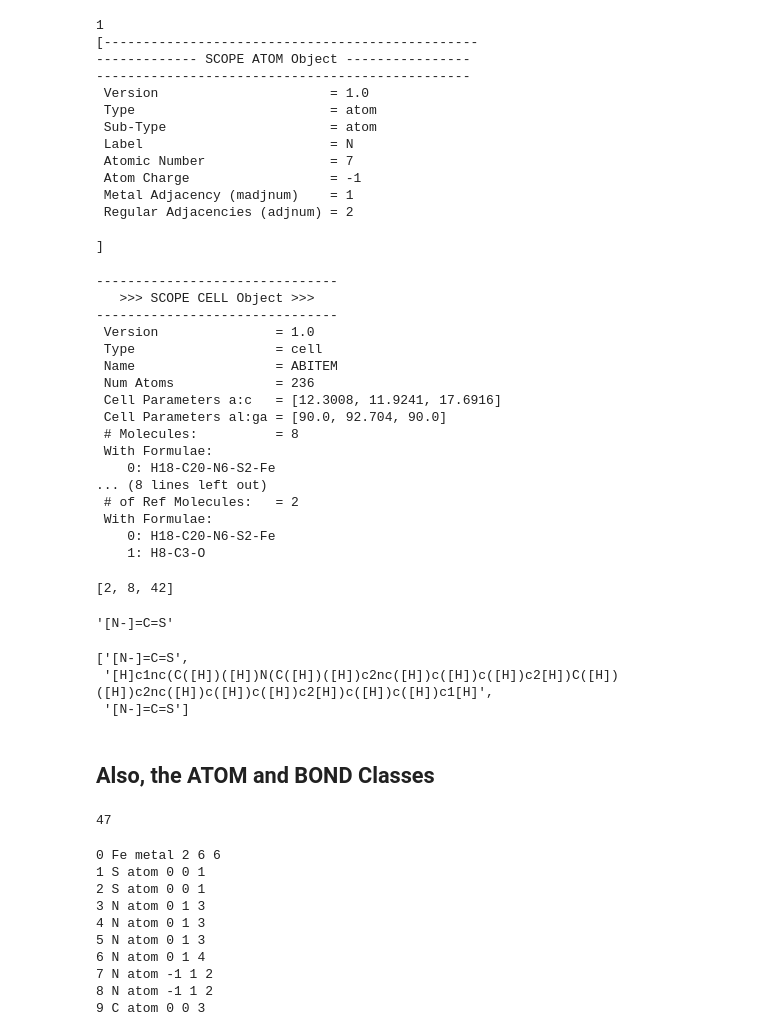
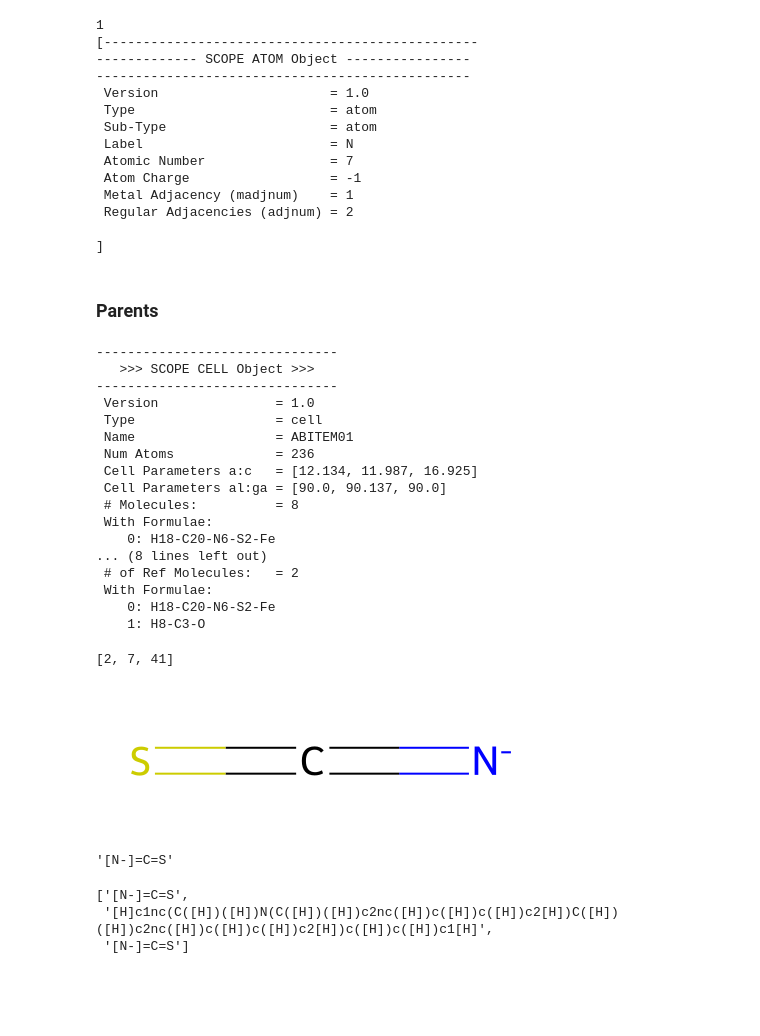
Before and after one commit to QTC-IQAC/Scope, a Jupyter notebook: tutorials/0-Navigate_Molecule_Hierarchy.ipynb, the cells around one changed output. Saved outputs shown, nothing was run; the diff lists cells and outputs as text; code cells hidden in the pictures; blank space fills up the shorter version.

```diff
--- a/tutorials/0-Navigate_Molecule_Hierarchy.ipynb
+++ b/tutorials/0-Navigate_Molecule_Hierarchy.ipynb
@@ -56,7 +56,8 @@ print(sys)
 # %% [markdown]
 ## Sources 1: The CELL Class
 # %%
-cell = sys.sources[2]
+#All objects in SCOPE can be printed, which displays their key information.
+cell = sys.sources[0]
 print(cell)
 # %% [output]
 -----------------------------------
@@ -197,6 +198,8 @@ print(lig.get_connected_atoms())
  Regular Adjacencies (adjnum) = 2
 
 ]
+# %% [markdown]
+### Parents
 # %%
 ## So far, we went down in the hierarchy: System -> Cell -> Molecule -> Metal/Ligand. You can also go back up:
 parent = lig.get_parent('cell') # This retrieves the parent CELL object of the ligand
@@ -207,10 +210,10 @@ print(parent)
 -------------------------------
  Version               = 1.0
  Type                  = cell
- Name                  = ABITEM
+ Name                  = ABITEM01
  Num Atoms             = 236
- Cell Parameters a:c   = [12.3008, 11.9241, 17.6916]
- Cell Parameters al:ga = [90.0, 92.704, 90.0]
+ Cell Parameters a:c   = [12.134, 11.987, 16.925]
+ Cell Parameters al:ga = [90.0, 90.137, 90.0]
  # Molecules:          = 8
  With Formulae:
     0: H18-C20-N6-S2-Fe
@@ -223,15 +226,18 @@ print(parent)
 idx = lig.get_parent_indices('molecule') # This retrieves the index of the ligand atoms in the parent molecule
 print(idx)
 # %% [output]
-[2, 8, 42]
+[2, 7, 41]
 # %%
-## The cell in the example were imported from cell2mol CELL objects. Ligands in these cells are associated with an rdkit object:
-#lig.rdkit_obj  ## Uncomment to visualize it
-
-## And a Smiles
-lig.smiles
+## The cell objects in this tutorial were imported from cell2mol CELL objects.
+## Ligands in these cells are associated with an rdkit object...
+lig.rdkit_obj
 # %% [output]
-'[N-]=C=S'
+[figure, added]
+# %%
+## ... and a Smiles
+lig.smiles
+# %% [output]
+'[N-]=C=S'
 # %%
 ## In transition metal complexes, molecule smiles are the ligand smiles concatenated. New better ways have been proposed, but not yet implemented in SCOPE.
 mol.smiles
@@ -239,29 +245,3 @@ mol.smiles
 ['[N-]=C=S',
  '[H]c1nc(C([H])([H])N(C([H])([H])c2nc([H])c([H])c([H])c2[H])C([H])([H])c2nc([H])c([H])c([H])c2[H])c([H])c([H])c1[H]',
  '[N-]=C=S']
-# %% [markdown]
-## Also, the ATOM and BOND Classes
-# %%
-# As we've briefly seen above, species have atoms. They also have bonds. Both are classes in SCOPE.
-len(mol.atoms)
-# %% [output]
-47
-# %%
-## The first atom of the molecule happens to be the metal. The second is a regular atom. Notice the different subtype
-for at in mol.atoms[0:10]:                                  ## Printing the first 10 atoms
-    print(at.get_parent_index('molecule'), at.label, at.subtype, at.charge, at.madjnum, at.adjnum)
-
-## at.charge stores the formal atomic charge.
-## at.madjnum is the number of adjacencies the atom has with a metal center.
-## at.adjnum is the total number of adjacencies the atom has with any other atom
-# %% [output]
-0 Fe metal 2 6 6
-1 S atom 0 0 1
-2 S atom 0 0 1
-3 N atom 0 1 3
-4 N atom 0 1 3
-5 N atom 0 1 3
-6 N atom 0 1 4
-7 N atom -1 1 2
-8 N atom -1 1 2
-9 C atom 0 0 3
```
Also changed, not shown: parts of 22 cells of this notebook, 7 other files.
